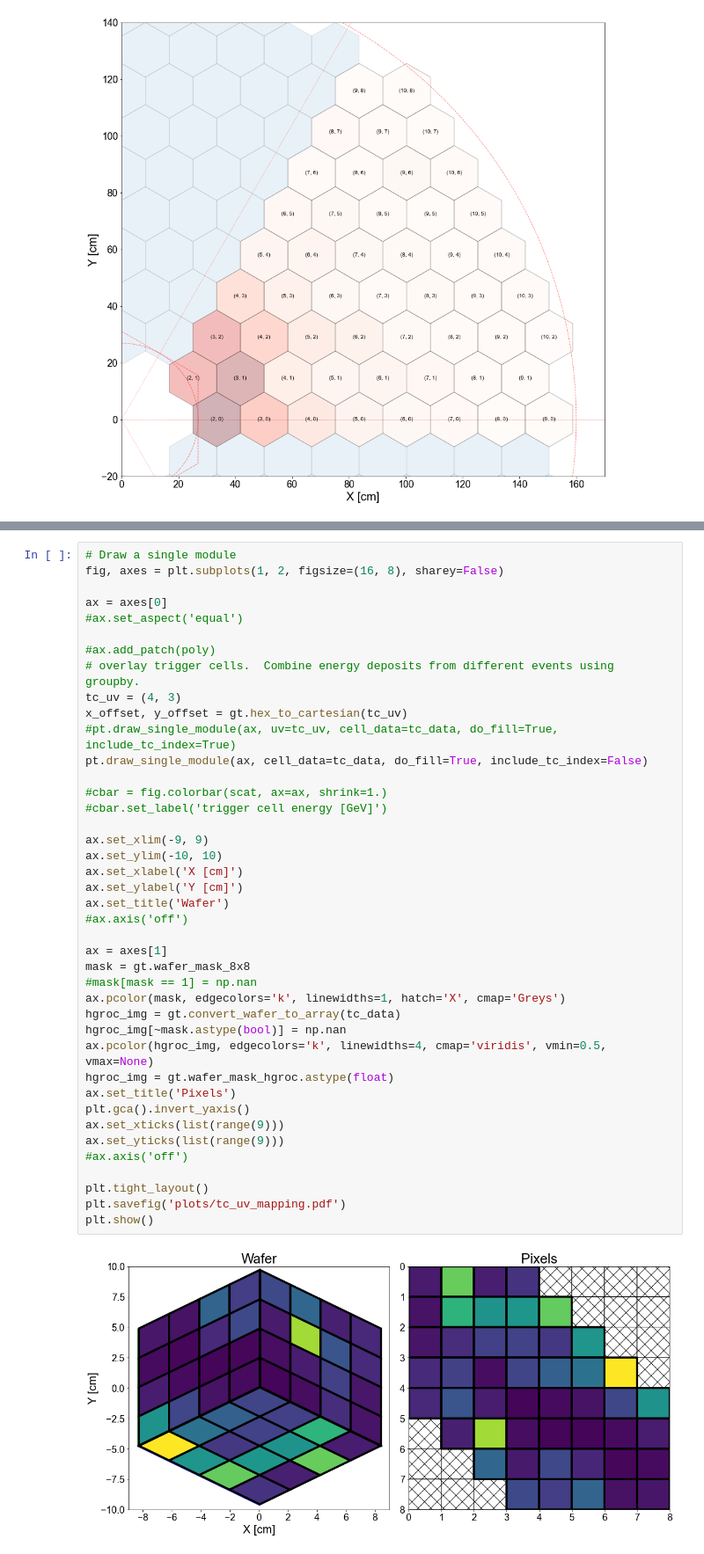
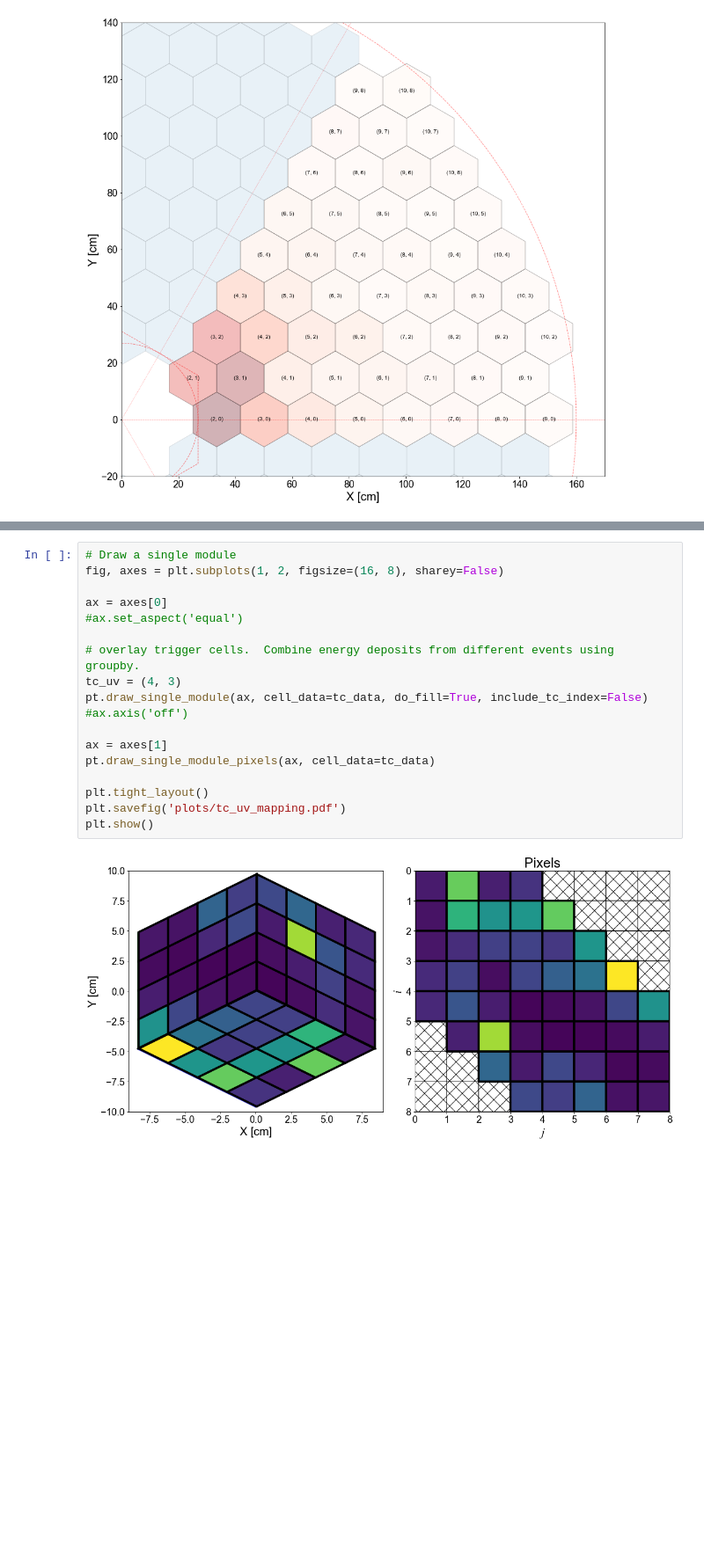
Before and after one commit to NWUHEP/hgcal-analysis, a Jupyter notebook: notebooks/tc_visualizer.ipynb, the cells around one changed output, grey strips where cells are left out. Shown at 88% size. Cells and saved outputs as stored; diff of their text form; blank space fills up the shorter version.

```diff
--- a/notebooks/tc_visualizer.ipynb
+++ b/notebooks/tc_visualizer.ipynb
@@ -225,43 +189,20 @@ plt.show()
 # %%
 # Draw a single module
 fig, axes = plt.subplots(1, 2, figsize=(16, 8), sharey=False)
 
 ax = axes[0]
 #ax.set_aspect('equal')
 
-#ax.add_patch(poly)
 # overlay trigger cells.  Combine energy deposits from different events using groupby.
 tc_uv = (4, 3)
-x_offset, y_offset = gt.hex_to_cartesian(tc_uv)
-#pt.draw_single_module(ax, uv=tc_uv, cell_data=tc_data, do_fill=True, include_tc_index=True)
 pt.draw_single_module(ax, cell_data=tc_data, do_fill=True, include_tc_index=False)
-
-#cbar = fig.colorbar(scat, ax=ax, shrink=1.)
-#cbar.set_label('trigger cell energy [GeV]')
-
-ax.set_xlim(-9, 9)
-ax.set_ylim(-10, 10)
-ax.set_xlabel('X [cm]')
-ax.set_ylabel('Y [cm]')
-ax.set_title('Wafer')
 #ax.axis('off')
 
 ax = axes[1]
-mask = gt.wafer_mask_8x8
-#mask[mask == 1] = np.nan
-ax.pcolor(mask, edgecolors='k', linewidths=1, hatch='X', cmap='Greys')
-hgroc_img = gt.convert_wafer_to_array(tc_data)
-hgroc_img[~mask.astype(bool)] = np.nan
-ax.pcolor(hgroc_img, edgecolors='k', linewidths=4, cmap='viridis', vmin=0.5, vmax=None)
-hgroc_img = gt.wafer_mask_hgroc.astype(float)
-ax.set_title('Pixels')
-plt.gca().invert_yaxis()
-ax.set_xticks(list(range(9)))
-ax.set_yticks(list(range(9)))
-#ax.axis('off')
+pt.draw_single_module_pixels(ax, cell_data=tc_data)
 
 plt.tight_layout()
 plt.savefig('plots/tc_uv_mapping.pdf')
 plt.show()
 # %% [output]
-[figure, old version]
+[figure, new version]
```
Also changed, not shown: parts of 6 cells of this notebook, 4 other files.
